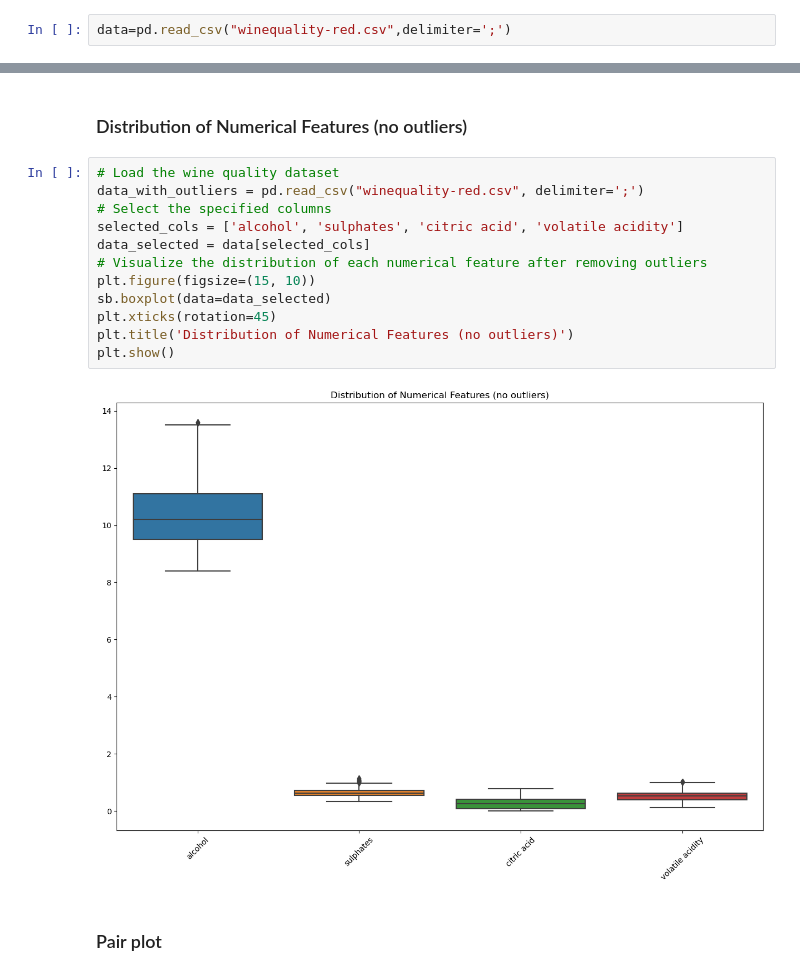
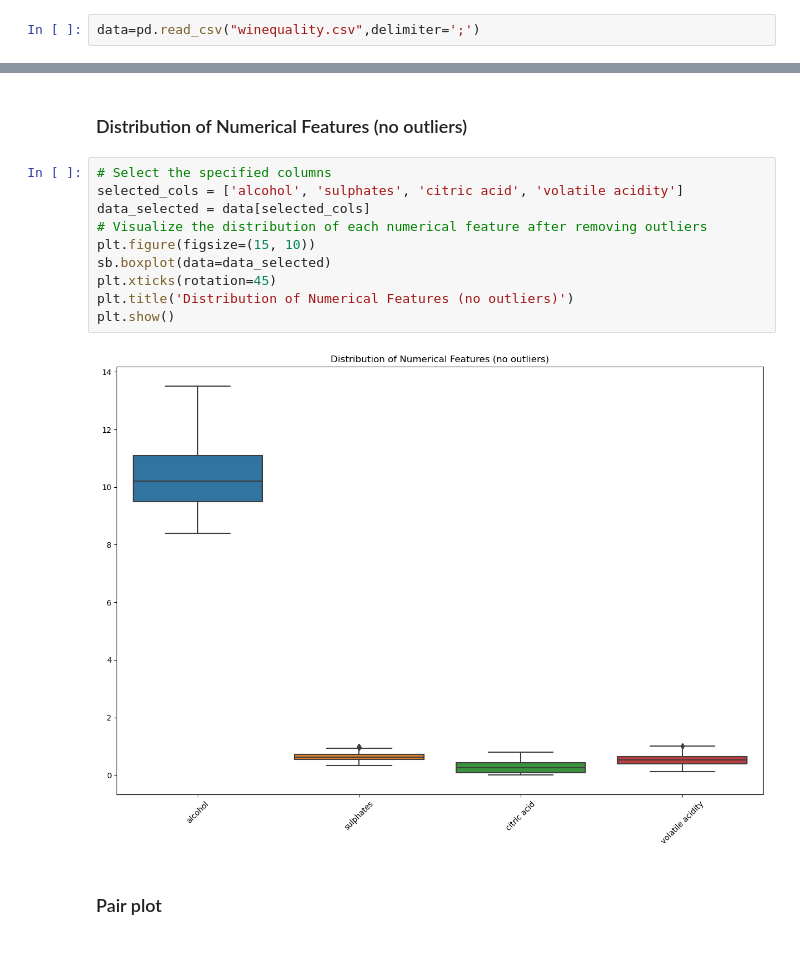
Before and after one commit to IGUIDER-AMINE/wine-quality-prediction-ml, a Jupyter notebook: Docs.ipynb, the cells around one changed output, grey strips where cells are left out. Saved outputs shown, nothing was run; the diff lists cells and outputs as text.

```diff
--- a/Docs.ipynb
+++ b/Docs.ipynb
@@ -39,7 +39,7 @@ import seaborn as sb
 # %% [markdown]
 ## Data Cleaning and Checking
 # %%
-data=pd.read_csv("winequality-red.csv",delimiter=';')
+data=pd.read_csv("winequality.csv",delimiter=';')
 # %%
 # Display the first few rows of the DataFrame
 data.head()
@@ -276,19 +254,17 @@ plt.show()
 # %% [markdown]
 ### Distribution of Numerical Features (no outliers)
 # %%
-# Load the wine quality dataset
-data_with_outliers = pd.read_csv("winequality-red.csv", delimiter=';')
 # Select the specified columns
 selected_cols = ['alcohol', 'sulphates', 'citric acid', 'volatile acidity']
 data_selected = data[selected_cols]
 # Visualize the distribution of each numerical feature after removing outliers
 plt.figure(figsize=(15, 10))
 sb.boxplot(data=data_selected)
 plt.xticks(rotation=45)
 plt.title('Distribution of Numerical Features (no outliers)')
 plt.show()
 # %% [output]
-[figure, old version]
+[figure, new version]
 # %% [markdown]
 ### Pair plot
 # %%
```
Also changed, not shown: parts of 19 cells of this notebook, 4 other files.
